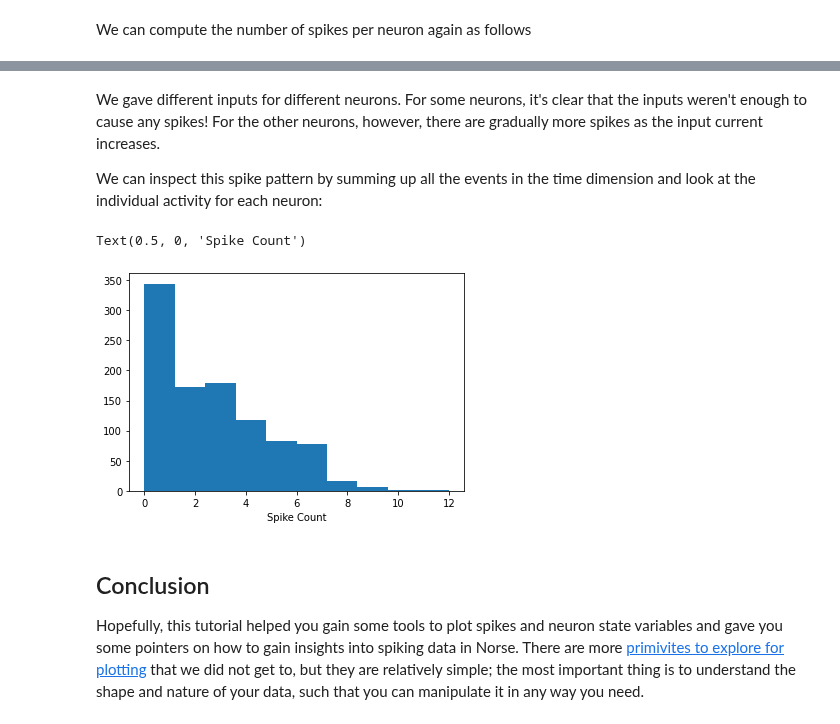
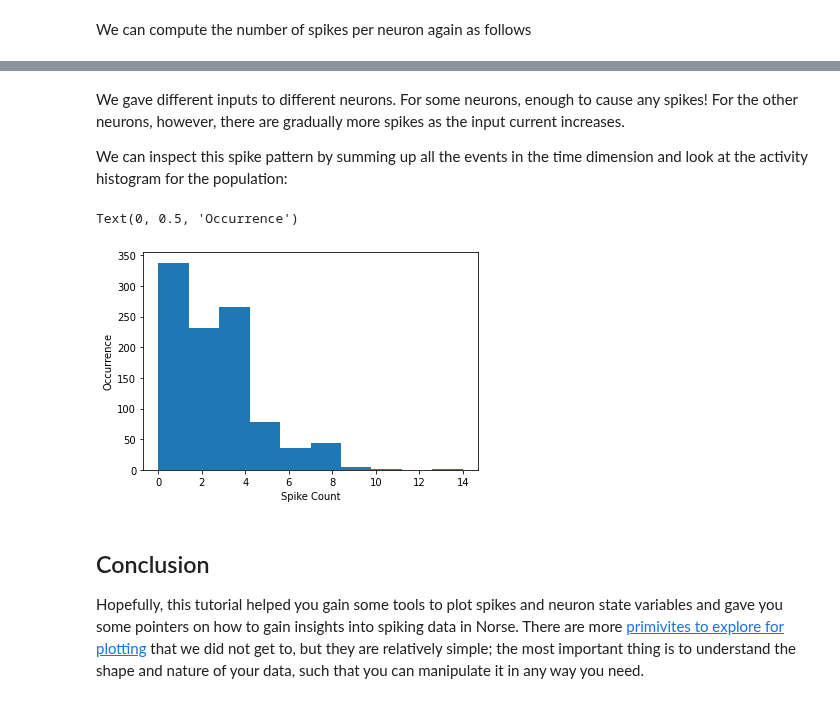
Before and after one commit to norse/notebooks, a Jupyter notebook: intro_plotting.ipynb, the cells around one changed output, grey strips where cells are left out. Cells and saved outputs as stored; diff of their text form; code cells hidden in the pictures.

```diff
--- a/intro_plotting.ipynb
+++ b/intro_plotting.ipynb
@@ -130,17 +152,17 @@ tensor(2.6540, grad_fn=<MeanBackward0>)
 # %% [markdown]
-We gave different inputs for different neurons.
-For some neurons, it's clear that the inputs weren't enough to cause any spikes!
+We gave different inputs to different neurons.
+For some neurons,  enough to cause any spikes!
 For the other neurons, however, there are gradually more spikes as the input current increases.
 
-We can inspect this spike pattern by summing up all the events in the time dimension and look at the individual activity for each neuron:
+We can inspect this spike pattern by summing up all the events in the time dimension and look at the activity histogram for the population:
 # %%
-from norse.torch.utils.plot import plot_histogram_2d
-
-ax = plot_histogram_2d(spikes.sum(0))
+fig, ax = plt.subplots()
+ax.hist(spikes.sum(0).detach().numpy())
 ax.set_xlabel('Spike Count')
+ax.set_ylabel('Occurrence')
 # %% [output]
-Text(0.5, 0, 'Spike Count')
+Text(0, 0.5, 'Occurrence')
-[figure, old version]
+[figure, new version]
 # %% [markdown]
 ## Conclusion
 
```
Also changed, not shown: parts of 21 cells of this notebook, 6 other files.
